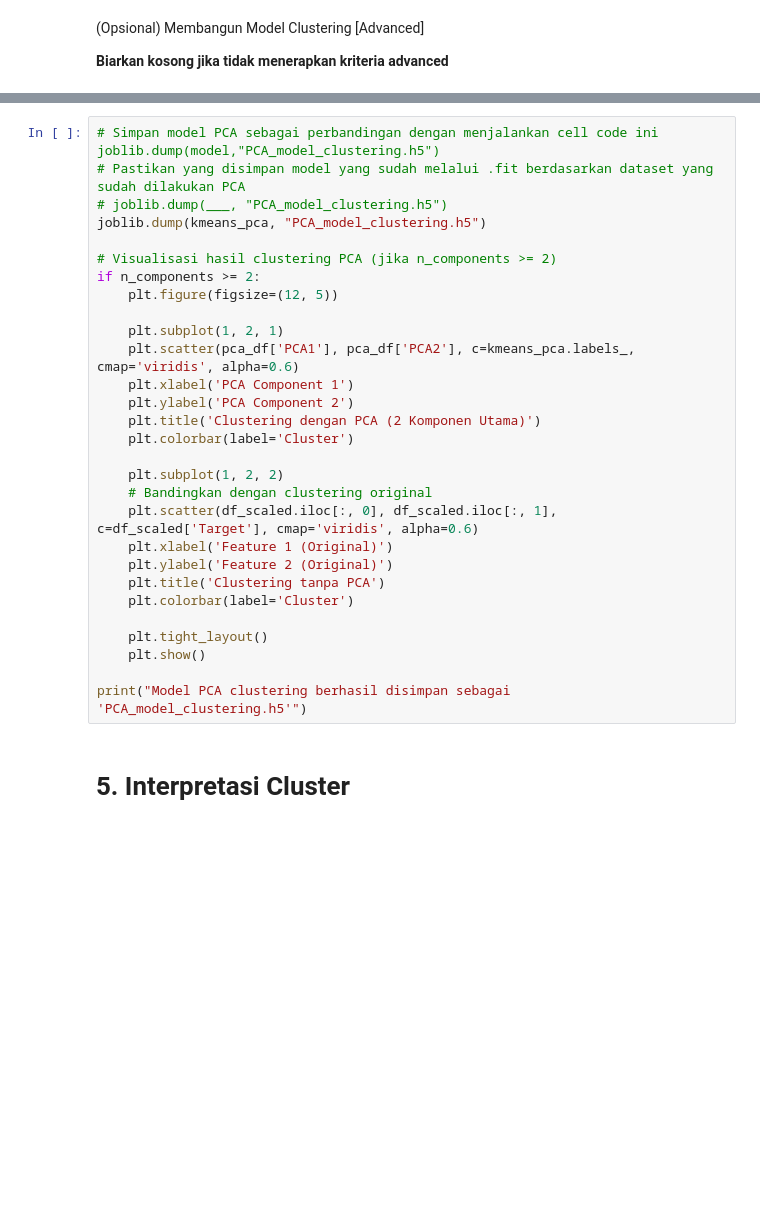
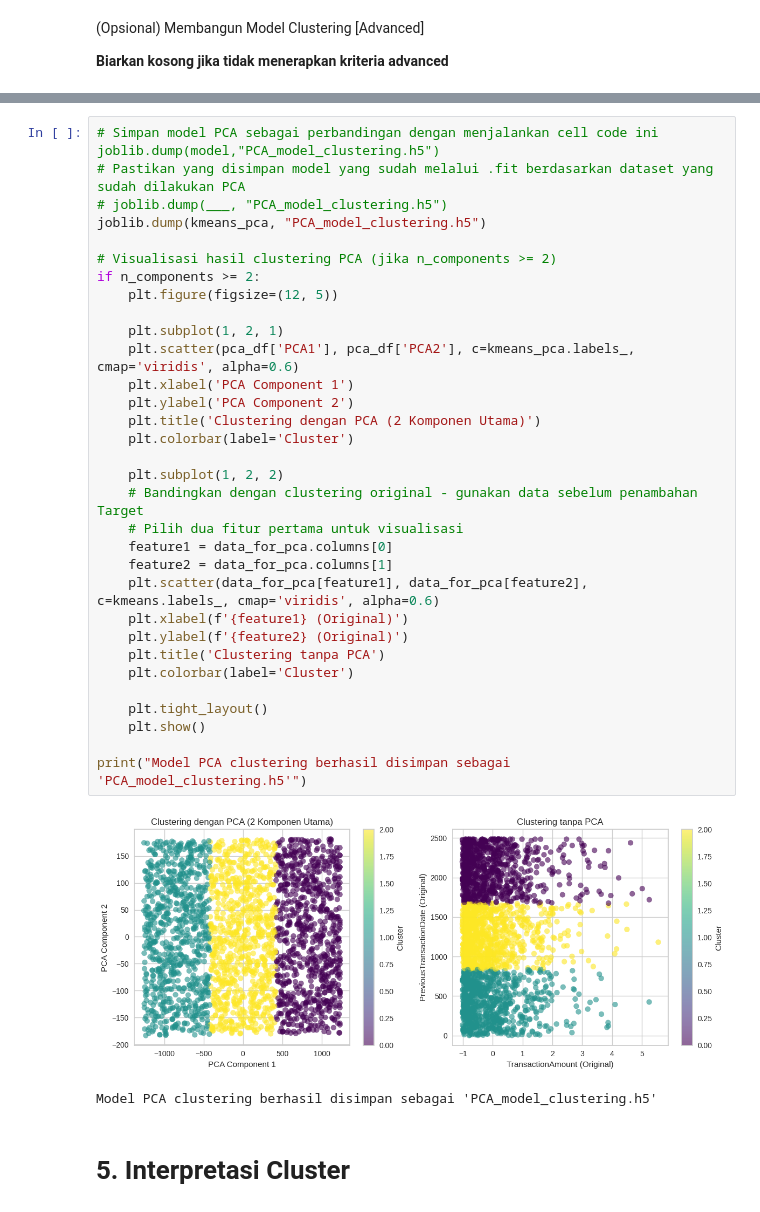
Before and after one commit to eko-andri-prasetyo/proyek-machine-learning, a Jupyter notebook: [Clustering]_Submission_Akhir_BMLP_Eko_Andri_Prasetyo.ipynb, the cells around one changed output, grey strips where cells are left out. Saved outputs shown, nothing was run; the diff lists cells and outputs as text; blank space fills up the shorter version.

```diff
--- a/[Clustering]_Submission_Akhir_BMLP_Eko_Andri_Prasetyo.ipynb
+++ b/[Clustering]_Submission_Akhir_BMLP_Eko_Andri_Prasetyo.ipynb
@@ -397,32 +555,38 @@ pca_df.head()
 # %%
 # Simpan model PCA sebagai perbandingan dengan menjalankan cell code ini joblib.dump(model,"PCA_model_clustering.h5")
 # Pastikan yang disimpan model yang sudah melalui .fit berdasarkan dataset yang sudah dilakukan PCA
 # joblib.dump(___, "PCA_model_clustering.h5")
 joblib.dump(kmeans_pca, "PCA_model_clustering.h5")
 
 # Visualisasi hasil clustering PCA (jika n_components >= 2)
 if n_components >= 2:
     plt.figure(figsize=(12, 5))
 
     plt.subplot(1, 2, 1)
     plt.scatter(pca_df['PCA1'], pca_df['PCA2'], c=kmeans_pca.labels_, cmap='viridis', alpha=0.6)
     plt.xlabel('PCA Component 1')
     plt.ylabel('PCA Component 2')
     plt.title('Clustering dengan PCA (2 Komponen Utama)')
     plt.colorbar(label='Cluster')
 
     plt.subplot(1, 2, 2)
-    # Bandingkan dengan clustering original
-    plt.scatter(df_scaled.iloc[:, 0], df_scaled.iloc[:, 1], c=df_scaled['Target'], cmap='viridis', alpha=0.6)
-    plt.xlabel('Feature 1 (Original)')
-    plt.ylabel('Feature 2 (Original)')
+    # Bandingkan dengan clustering original - gunakan data sebelum penambahan Target
+    # Pilih dua fitur pertama untuk visualisasi
+    feature1 = data_for_pca.columns[0]
+    feature2 = data_for_pca.columns[1]
+    plt.scatter(data_for_pca[feature1], data_for_pca[feature2], c=kmeans.labels_, cmap='viridis', alpha=0.6)
+    plt.xlabel(f'{feature1} (Original)')
+    plt.ylabel(f'{feature2} (Original)')
     plt.title('Clustering tanpa PCA')
     plt.colorbar(label='Cluster')
 
     plt.tight_layout()
     plt.show()
 
 print("Model PCA clustering berhasil disimpan sebagai 'PCA_model_clustering.h5'")
+# %% [output]
+[figure, added]
+Model PCA clustering berhasil disimpan sebagai 'PCA_model_clustering.h5'
 # %% [markdown]
 # **5. Interpretasi Cluster**
 # %% [markdown]
```
Also changed, not shown: parts of 24 cells of this notebook.
